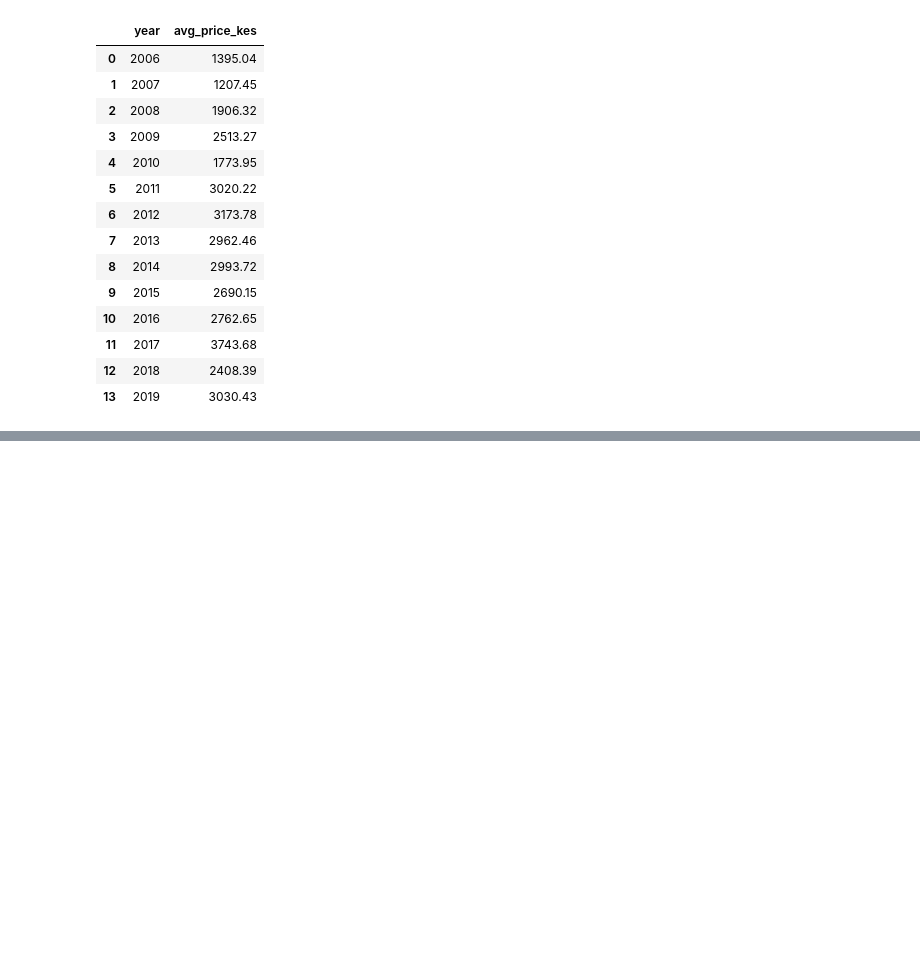
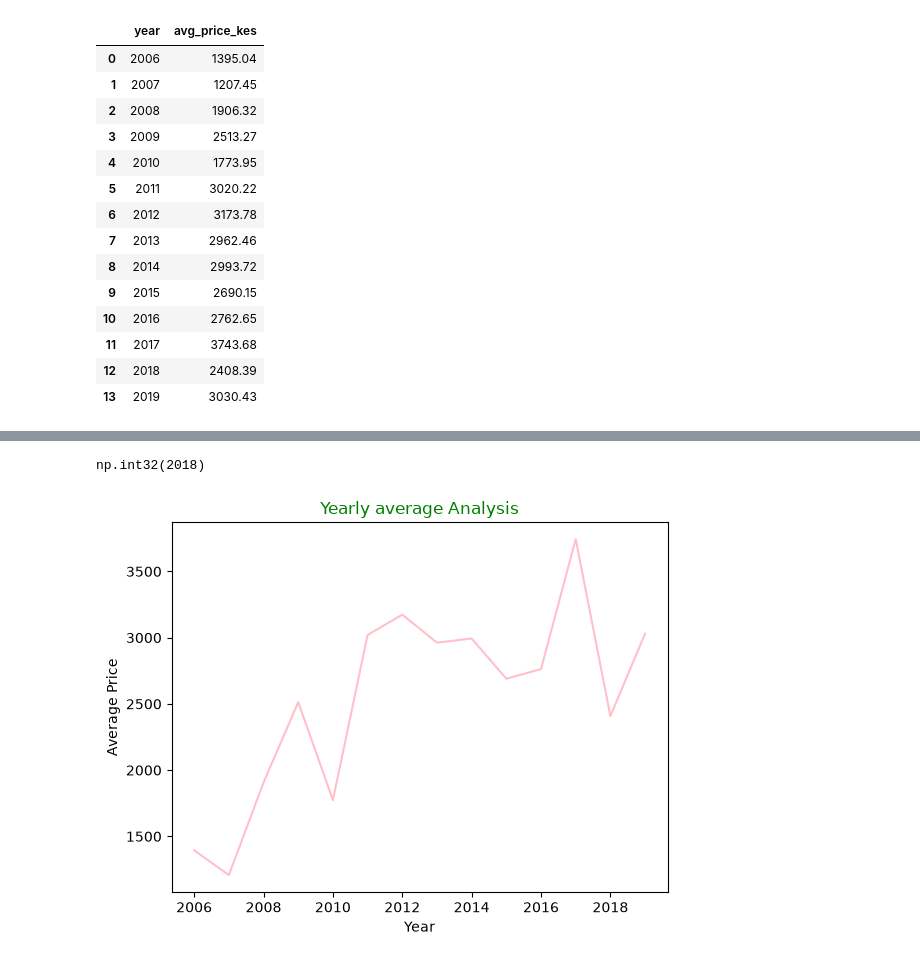
Before and after one commit to pinkleather221/Kenya_Market_Prices, a Jupyter notebook: analysis.ipynb, the cells around one changed output, grey strips where cells are left out. Drawn from its saved outputs; the diff is of its cells as text; code cells hidden in the pictures; blank space fills up the shorter version.

Commit message:
created the line plots using matplotlib and found the year with the highest rise and fall compared to the previous year

```diff
--- a/analysis.ipynb
+++ b/analysis.ipynb
@@ -277,0 +295,17 @@ np.int32(2017)
+# %%
+
+yearly_avg.loc[yearly_avg["yoy_change_kes"].idxmax(), "year"] #year 2011 ,,, having the highest rise
+yearly_avg.loc[yearly_avg["yoy_change_kes"].idxmin(), "year"] #year 2018 ,,, having the highest fall
+# %% [output]
+np.int32(2018)
+# %%
+# Plot the yearly average as a line chart with the price in KES on the y-axis.
+# x axis = year
+# y axis = avg_price_kes
+plt.plot(yearly_avg["year"], yearly_avg["avg_price_kes"], color="pink")
+plt.title("Yearly average Analysis", color = "green")
+plt.xlabel("Year")
+plt.ylabel("Average Price")
+plt.show()
+# %% [output]
+[figure, added]
```
Also changed, not shown: parts of 7 cells of this notebook, 2 other files.
